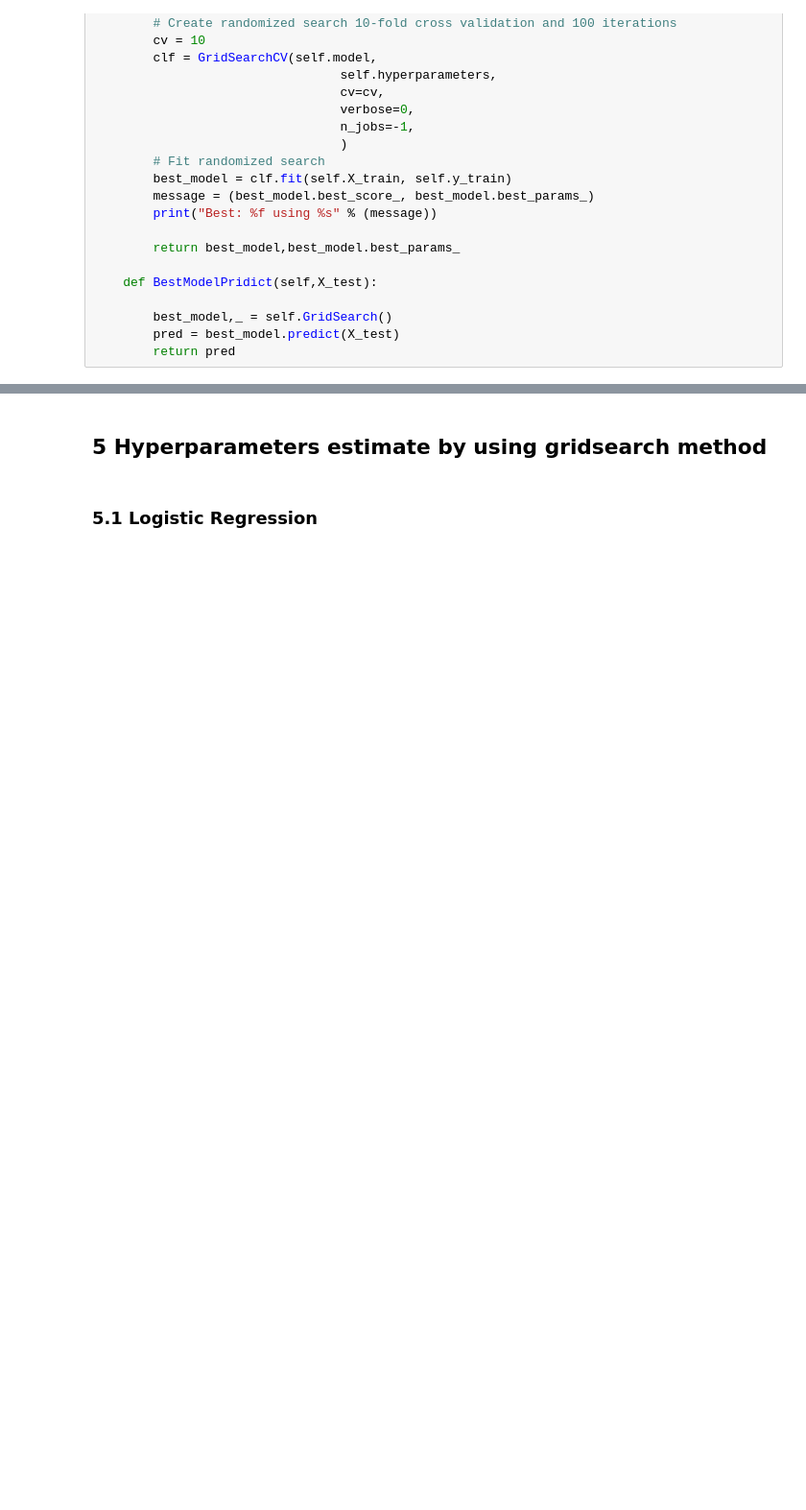
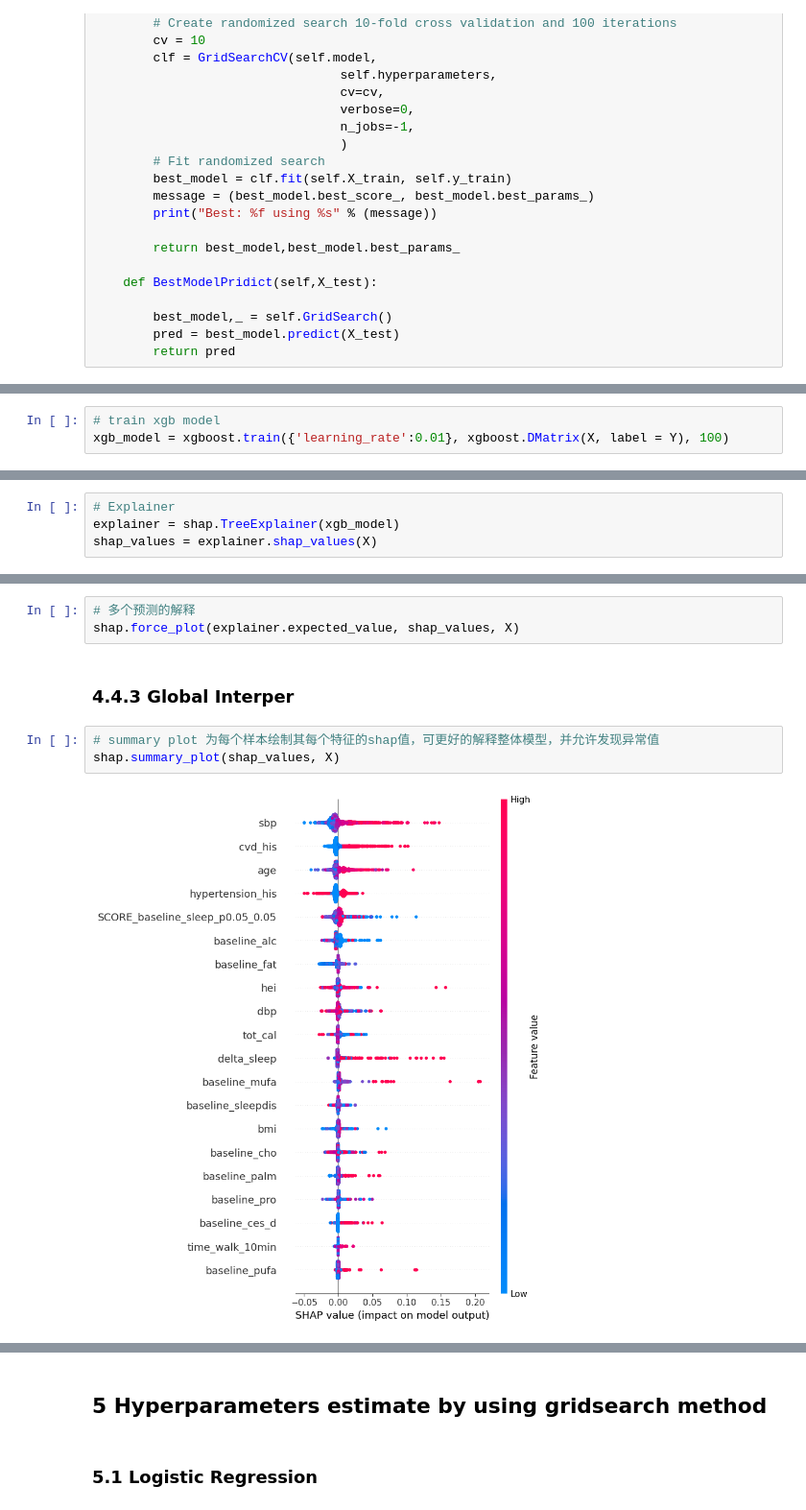
Before and after one commit to echoheqian/drug-target-master, a Jupyter notebook: dbgap_sleep_cvds_dataset.ipynb, the cells around one changed output, grey strips where cells are left out. Shown at 96% size. Saved outputs shown, nothing was run; the diff lists cells and outputs as text; blank space fills up the shorter version.

```diff
--- a/dbgap_sleep_cvds_dataset.ipynb
+++ b/dbgap_sleep_cvds_dataset.ipynb
@@ -1363,0 +1430,3 @@ class GridSearch(object):
+# %%
+# train xgb model
+xgb_model = xgboost.train({'learning_rate':0.01}, xgboost.DMatrix(X, label = Y), 100)
@@ -1363,0 +1435,4 @@ class GridSearch(object):
+# %%
+# Explainer
+explainer = shap.TreeExplainer(xgb_model)
+shap_values = explainer.shap_values(X)
@@ -1363,0 +1449,10 @@ class GridSearch(object):
+# %%
+# 多个预测的解释
+shap.force_plot(explainer.expected_value, shap_values, X)
+# %% [markdown]
+### 4.4.3 Global Interper
+# %%
+# summary plot 为每个样本绘制其每个特征的shap值，可更好的解释整体模型，并允许发现异常值
+shap.summary_plot(shap_values, X)
+# %% [output]
+[figure, added]
```
Also changed, not shown: parts of 22 cells of this notebook.
